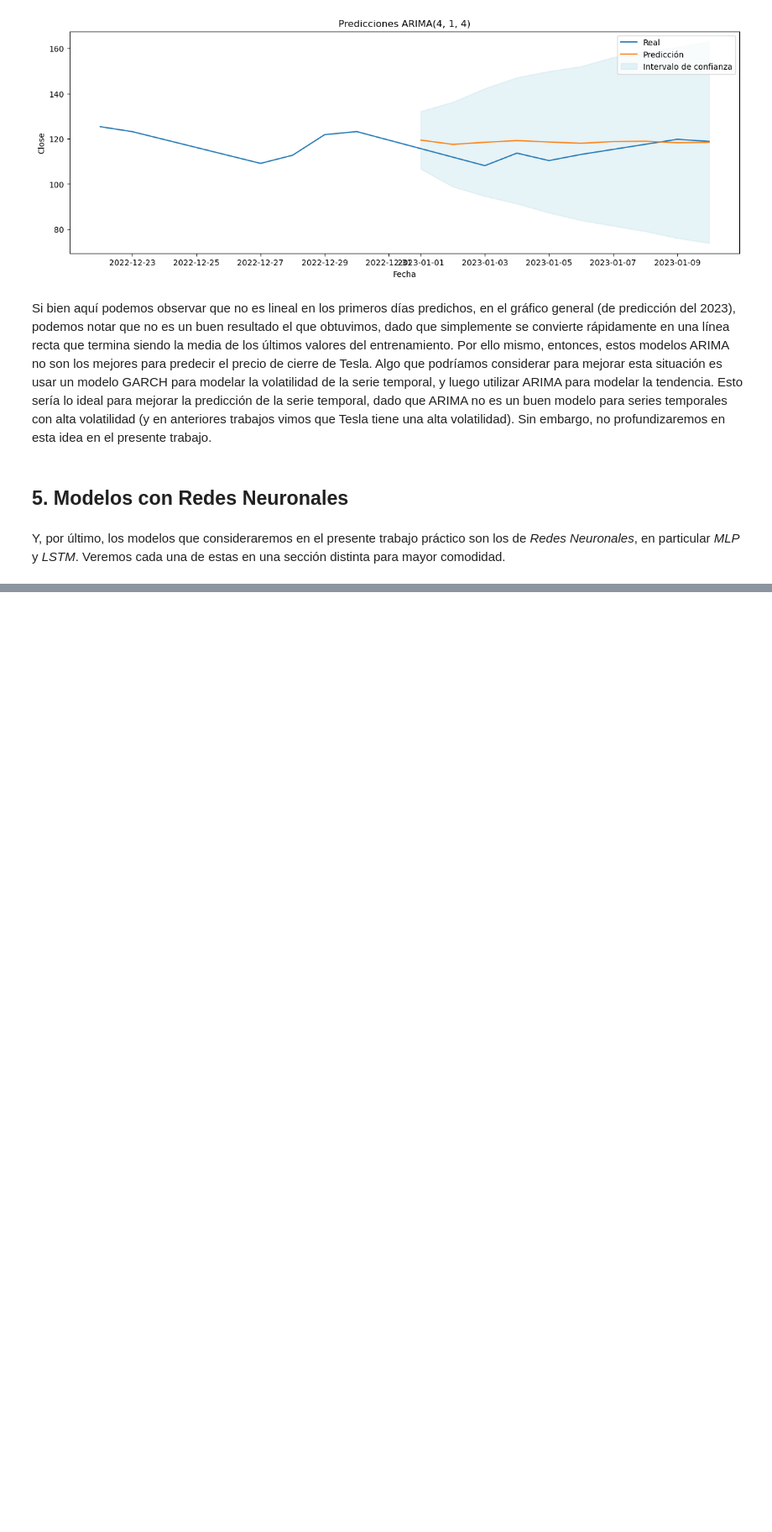
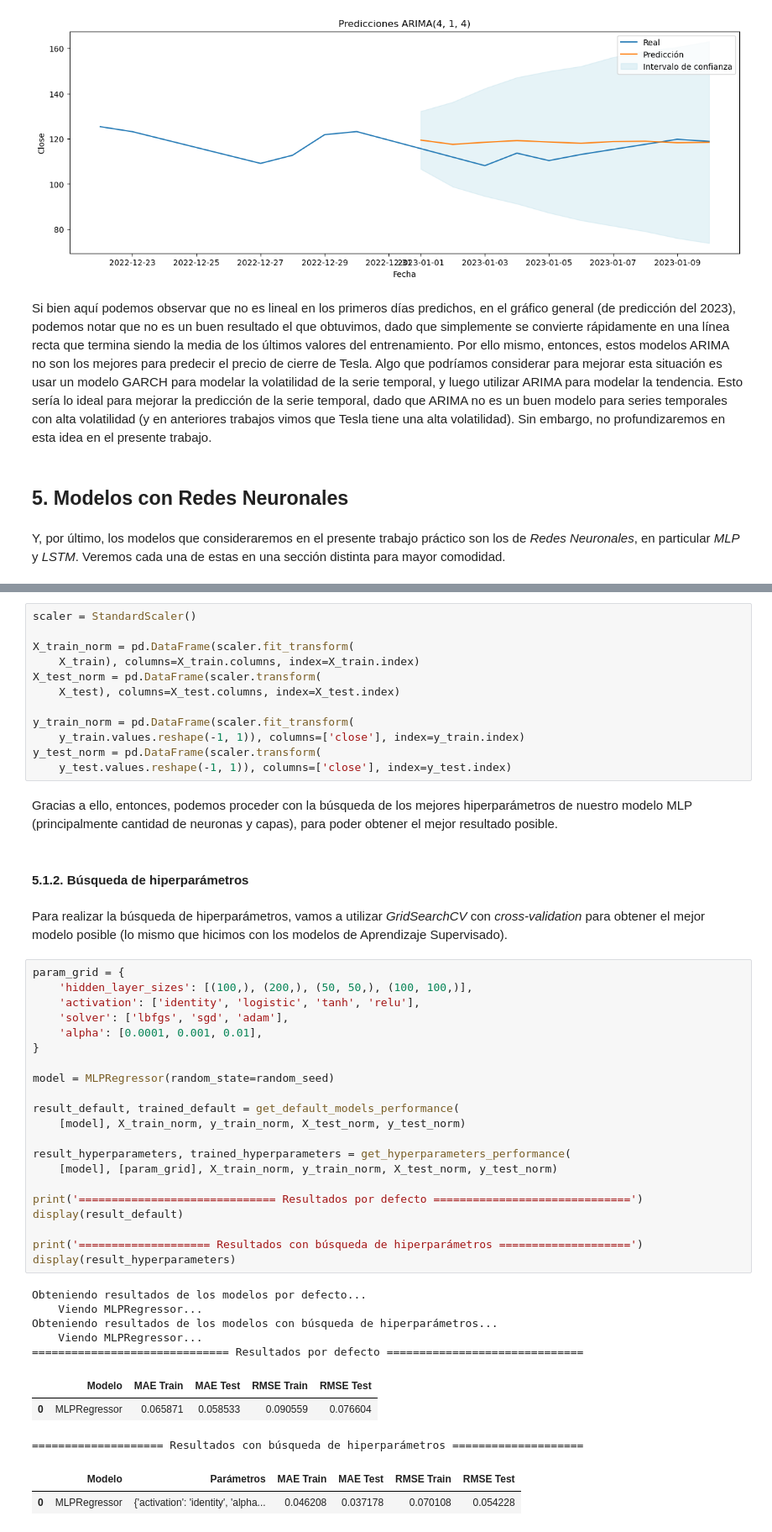
Before and after one commit to helcsnewsxd/famaf-data_science-mentoring_project, a Jupyter notebook: entregables/tp3/personal.ipynb, the cells around one changed output, grey strips where cells are left out. Shown at 84% size. Drawn from its saved outputs; the diff is of its cells as text; blank space fills up the shorter version.

```diff
--- a/entregables/tp3/personal.ipynb
+++ b/entregables/tp3/personal.ipynb
@@ -614,0 +627,50 @@ Y, por último, los modelos que consideraremos en el presente trabajo práctico
+# %%
+scaler = StandardScaler()
+
+X_train_norm = pd.DataFrame(scaler.fit_transform(
+    X_train), columns=X_train.columns, index=X_train.index)
+X_test_norm = pd.DataFrame(scaler.transform(
+    X_test), columns=X_test.columns, index=X_test.index)
+
+y_train_norm = pd.DataFrame(scaler.fit_transform(
+    y_train.values.reshape(-1, 1)), columns=['close'], index=y_train.index)
+y_test_norm = pd.DataFrame(scaler.transform(
+    y_test.values.reshape(-1, 1)), columns=['close'], index=y_test.index)
+# %% [markdown]
+Gracias a ello, entonces, podemos proceder con la búsqueda de los mejores hiperparámetros de nuestro modelo MLP (principalmente cantidad de neuronas y capas), para poder obtener el mejor resultado posible.
+# %% [markdown]
+#### 5.1.2. Búsqueda de hiperparámetros
+# %% [markdown]
+Para realizar la búsqueda de hiperparámetros, vamos a utilizar *GridSearchCV* con *cross-validation* para obtener el mejor modelo posible (lo mismo que hicimos con los modelos de Aprendizaje Supervisado).
+# %%
+param_grid = {
+    'hidden_layer_sizes': [(100,), (200,), (50, 50,), (100, 100,)],
+    'activation': ['identity', 'logistic', 'tanh', 'relu'],
+    'solver': ['lbfgs', 'sgd', 'adam'],
+    'alpha': [0.0001, 0.001, 0.01],
+}
+
+model = MLPRegressor(random_state=random_seed)
+
+result_default, trained_default = get_default_models_performance(
+    [model], X_train_norm, y_train_norm, X_test_norm, y_test_norm)
+
+result_hyperparameters, trained_hyperparameters = get_hyperparameters_performance(
+    [model], [param_grid], X_train_norm, y_train_norm, X_test_norm, y_test_norm)
+
+print('============================== Resultados por defecto ==============================')
+display(result_default)
+
+print('==================== Resultados con búsqueda de hiperparámetros ====================')
+display(result_hyperparameters)
+# %% [output]
+Obteniendo resultados de los modelos por defecto...
+    Viendo MLPRegressor...
+Obteniendo resultados de los modelos con búsqueda de hiperparámetros...
+    Viendo MLPRegressor...
+============================== Resultados por defecto ==============================
+|  | Modelo | MAE Train | MAE Test | RMSE Train | RMSE Test |
+| 0 | MLPRegressor | 0.065871 | 0.058533 | 0.090559 | 0.076604 |
+==================== Resultados con búsqueda de hiperparámetros ====================
+|  | Modelo | Parámetros | MAE Train | MAE Test | RMSE Train | RMSE Test |
+| 0 | MLPRegressor | {'activation': 'identity', 'alpha... | 0.046208 | 0.037178 | 0.070108 | 0.054228 |
```
Also changed, not shown: parts of 33 cells of this notebook, 1 other file.
